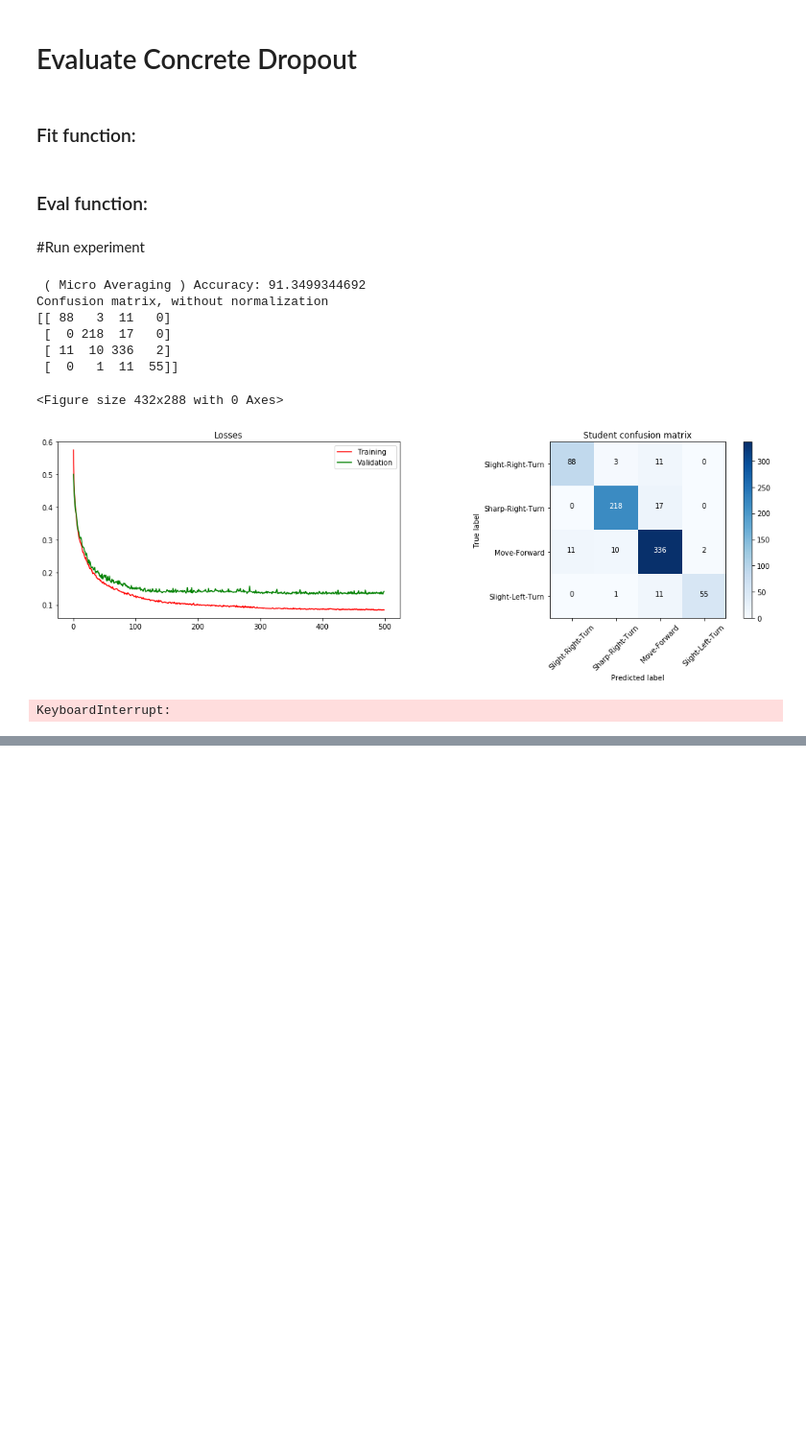
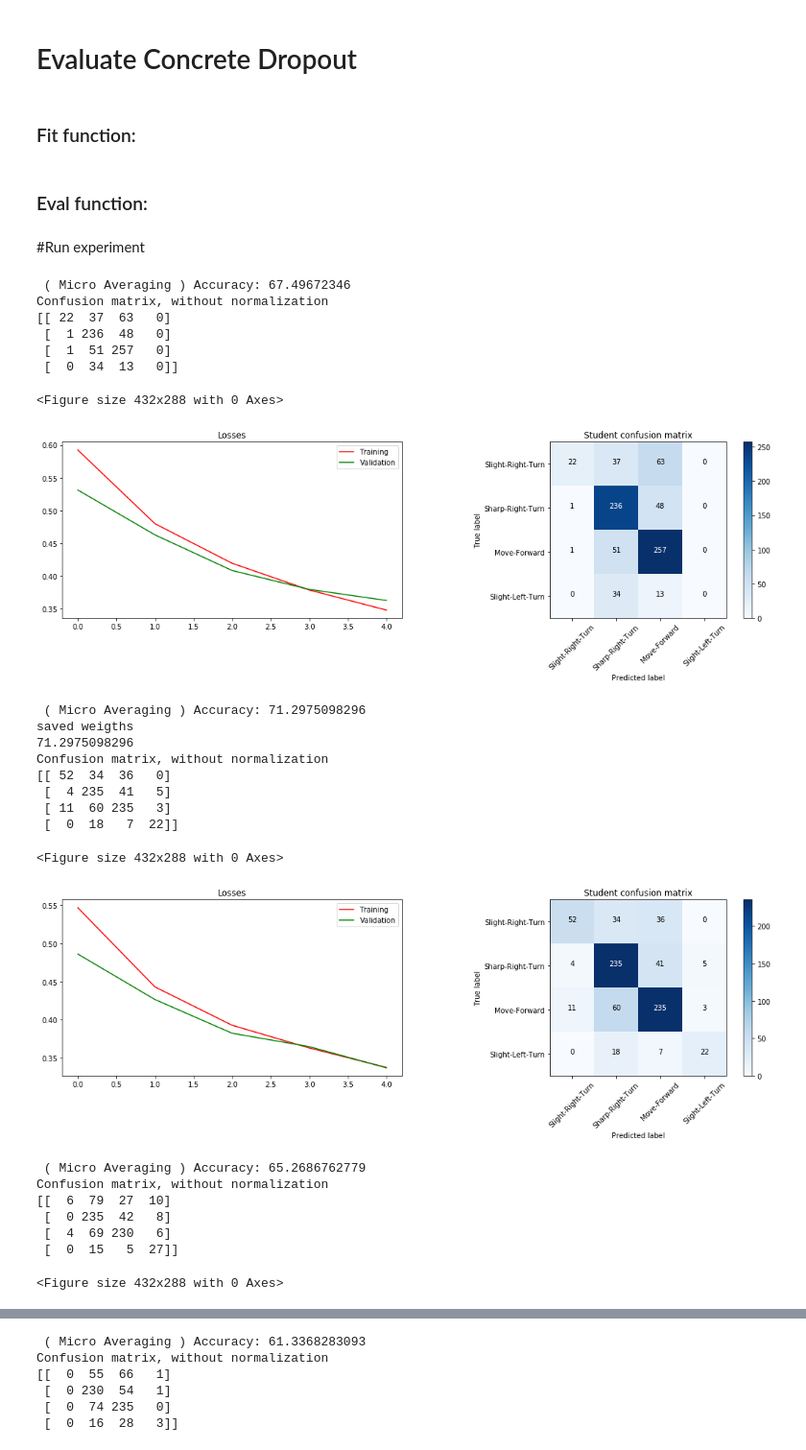
Before and after one commit to ichalkiad/model_compression_bnn, a Jupyter notebook: src/ConcreteDropoutCompression.ipynb, the cells around one changed output, grey strips where cells are left out. Shown at 96% size. Saved outputs shown, nothing was run; the diff lists cells and outputs as text; code cells hidden in the pictures; blank space fills up the shorter version.

Commit message:
Add weight saving of best model

```diff
--- a/src/ConcreteDropoutCompression.ipynb
+++ b/src/ConcreteDropoutCompression.ipynb
@@ -150,9 +150,9 @@ def plot(reps=None,train_loss=None,valid_loss=None,uncertainty=None,val_acc=None
 # %% [markdown]
 # Evaluate Concrete Dropout
 # %%
-nb_epochs = [500]
-nb_reps = 3
-K_test = 20
+nb_epochs = [5]
+nb_reps = 5
+K_test = 10
 batch_size = 20
 Q = 24
 nb_features = 7
@@ -184,16 +184,16 @@ def fit_model(nb_epoch, X, Y, validation_data=None):
     dd = 2. / N
     inp = Input(shape=(Q,))
     x = inp
-    x = ConcreteDropout(Dense(nb_features, activation='relu'), weight_regularizer=wd, dropout_regularizer=dd)(x)
-    x = ConcreteDropout(Dense(nb_features, activation='relu'), weight_regularizer=wd, dropout_regularizer=dd)(x)
-    x = ConcreteDropout(Dense(D,activation='sigmoid'), weight_regularizer=wd, dropout_regularizer=dd)(x)
+    x = ConcreteDropout(Dense(nb_features, activation='relu',name='CD1'), weight_regularizer=wd, dropout_regularizer=dd)(x)
+    #x = ConcreteDropout(Dense(nb_features, activation='relu'), weight_regularizer=wd, dropout_regularizer=dd)(x)
+    x = ConcreteDropout(Dense(D,activation='sigmoid',name='CD2'), weight_regularizer=wd, dropout_regularizer=dd)(x)
     out = x
     model = Model(inp, out)
 
 
     model.compile(optimizer='adam', loss='binary_crossentropy')
     assert len(model.layers[1].trainable_weights) == 3  # kernel, bias, and dropout prob
-    assert len(model.losses) == 3  # a loss for each Concrete Dropout layer
+    assert len(model.losses) == 2  # a loss for each Concrete Dropout layer
     if validation_data==None:
         hist = model.fit(X, Y, epochs=nb_epoch, batch_size=batch_size, verbose=0)
     else:
@@ -239,37 +239,61 @@ for nb_epoch in nb_epochs:
         valid_loss_hist = hist.history['val_loss']
         train_loss_hist = hist.history['loss']
 
         MC_samples = np.array([model.predict(X_val) for _ in range(K_test)])
         acc, MC_means, MC_pred = test(Y_val, MC_samples)
 
         means = np.zeros((Y_val.shape[0],))
         means_sq = np.zeros((Y_val.shape[0],))
         means[:] = MC_means[:,0]*0 + MC_means[:,1]*1 + MC_means[:,2]*2 + MC_means[:,3]*3
         means_sq[:] = MC_means[:,0]*(0**2) + MC_means[:,1]*(1**2) + MC_means[:,2]*(2**2) + MC_means[:,3]*(3**2)
         vars = np.zeros((Y_val.shape[0],))
         vars[:] = means_sq[:] - means[:]**2
         epistemic_uncertainty = vars.mean(0)
         ps = np.array([K.eval(layer.p) for layer in model.layers if hasattr(layer, 'p')])
 
+        """
+        Save best model weights
+        """
+        if rep_results!=[]:
+            if acc>rep_results[-1][0]:
+               model.save_weights('/tmp/compressed_model_weights.h5')
+        else:
+            model.save_weights('/tmp/compressed_model_weights.h5')
 
         rep_results += [(acc, ps, epistemic_uncertainty)]
         plot(range(nb_epoch),train_loss=train_loss_hist,valid_loss=valid_loss_hist,valid_y=Y_val,preds=MC_pred)
 
     test_mean = np.mean([r[0] for r in rep_results])
     test_std_err = np.std([r[0] for r in rep_results]) / np.sqrt(nb_reps)
     ps = np.mean([r[1] for r in rep_results], 0)
     epistemic_uncertainty = np.mean([r[2] for r in rep_results])
     print("Epoch - Mean accuracy - Accuracy standard deviation - Dropout probabilities per layer   -   Epistemic uncertainty")
     print nb_epoch, '-', test_mean, '   ', test_std_err, '    ',ps, ' - ', epistemic_uncertainty**0.5
     sys.stdout.flush()
     results += [rep_results]
 # %% [output]
- ( Micro Averaging ) Accuracy: 91.3499344692
+ ( Micro Averaging ) Accuracy: 67.49672346
 Confusion matrix, without normalization
-[[ 88   3  11   0]
- [  0 218  17   0]
- [ 11  10 336   2]
- [  0   1  11  55]]
+[[ 22  37  63   0]
+ [  1 236  48   0]
+ [  1  51 257   0]
+ [  0  34  13   0]]
 <Figure size 432x288 with 0 Axes>
-[figure, old version]
+[figure, new version]
-KeyboardInterrupt:
+ ( Micro Averaging ) Accuracy: 71.2975098296
+saved weigths
+71.2975098296
+Confusion matrix, without normalization
+[[ 52  34  36   0]
+ [  4 235  41   5]
+ [ 11  60 235   3]
+ [  0  18   7  22]]
+<Figure size 432x288 with 0 Axes>
+[figure, added]
+ ( Micro Averaging ) Accuracy: 65.2686762779
+Confusion matrix, without normalization
+[[  6  79  27  10]
+ [  0 235  42   8]
+ [  4  69 230   6]
+ [  0  15   5  27]]
+<Figure size 432x288 with 0 Axes>
@@ -275,0 +301,6 @@ KeyboardInterrupt:
+ ( Micro Averaging ) Accuracy: 61.3368283093
+Confusion matrix, without normalization
+[[  0  55  66   1]
+ [  0 230  54   1]
+ [  0  74 235   0]
+ [  0  16  28   3]]
```
Also changed, not shown: parts of 1 cell of this notebook.
